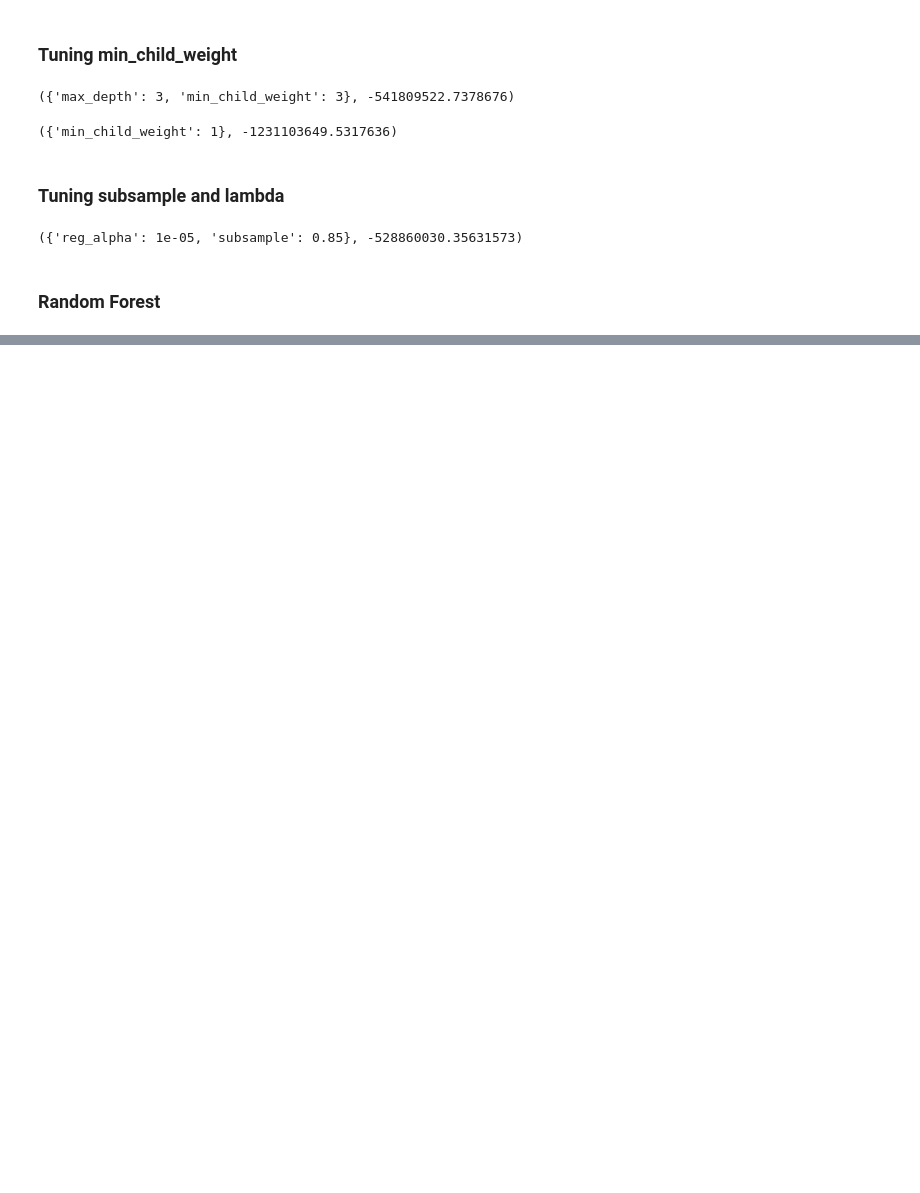
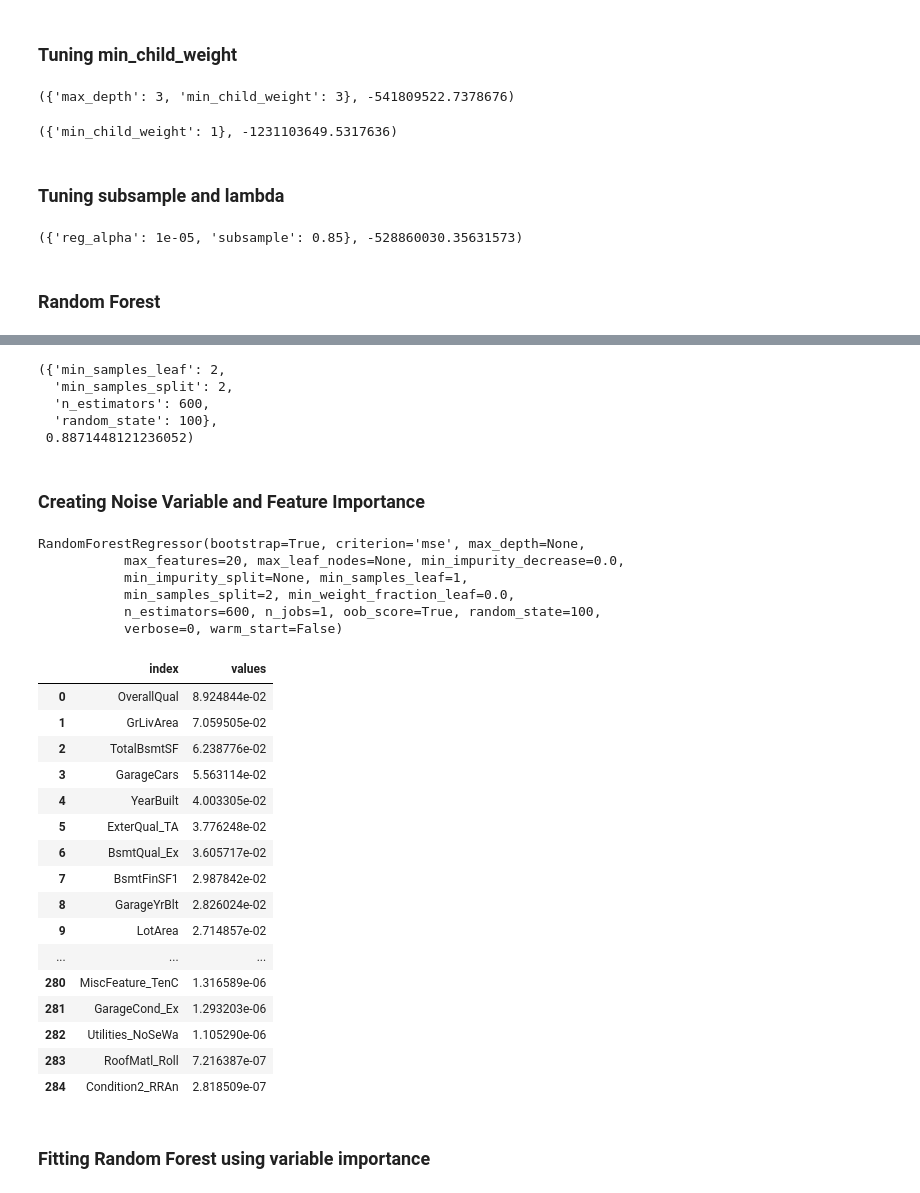
Before and after one commit to tybrs/kaggle-housing-prices, a Jupyter notebook: Ray/XGBoost.ipynb, the cells around one changed output, grey strips where cells are left out. Cells and saved outputs as stored; diff of their text form; code cells hidden in the pictures; blank space fills up the shorter version.

Commit message:
added random noise for feature selection

```diff
--- a/Ray/XGBoost.ipynb
+++ b/Ray/XGBoost.ipynb
@@ -21,6 +21,13 @@ temp = pd.read_csv("../data/train.csv")
 #importing Saleprice from original dataframe
 train["SalePrice"] = temp.SalePrice
 
+#removing outliers
+train = train[~((train['GrLivArea'] > 4000) & (train['SalePrice'] < 300000))]
+train = train[~((train['MasVnrArea'] > 1400) & (train['SalePrice'] < 300000))]
+train = train[~((train['LotArea'] > 200000) & (train['SalePrice'] < 500000))]
+train = train[~((train['LotFrontage'] > 300) & (train['SalePrice'] < 300000))]
+train = train[~((train['OpenPorchSF'] > 500) & (train['SalePrice'] < 100000))]
+
 #Redefining X and y variables
 X = train.drop(["SalePrice"], axis=1)
 y = train["SalePrice"]
@@ -186,0 +205,8 @@ grid_rf.fit(X,y)
+# %%
+grid_rf.best_params_, grid_rf.best_score_
+# %% [output]
+({'min_samples_leaf': 2,
+  'min_samples_split': 2,
+  'n_estimators': 600,
+  'random_state': 100},
+ 0.8871448121236052)
@@ -186,0 +217,44 @@ grid_rf.fit(X,y)
+# %% [markdown]
+### Creating Noise Variable and Feature Importance
+# %%
+train_rn = train.copy()
+train_rn["Random_Noise"] = np.random.random(size=len(train_rn))
+
+X_rn = train_rn.drop("SalePrice", axis=1)
+y_rn = train_rn.SalePrice
+
+rf = RandomForestRegressor(n_estimators = 600, random_state=100, max_features=20, oob_score=True)
+rf.fit(X_rn, y_rn)
+# %% [output]
+RandomForestRegressor(bootstrap=True, criterion='mse', max_depth=None,
+           max_features=20, max_leaf_nodes=None, min_impurity_decrease=0.0,
+           min_impurity_split=None, min_samples_leaf=1,
+           min_samples_split=2, min_weight_fraction_leaf=0.0,
+           n_estimators=600, n_jobs=1, oob_score=True, random_state=100,
+           verbose=0, warm_start=False)
+# %%
+pd.options.display.max_rows = 300
+
+importance = pd.DataFrame({"values":rf.feature_importances_}, index=X_rn.columns).sort_values("values",ascending=False)
+importance = importance.reset_index()
+importance
+# %% [output]
+|  | index | values |
+| 0 | OverallQual | 8.924844e-02 |
+| 1 | GrLivArea | 7.059505e-02 |
+| 2 | TotalBsmtSF | 6.238776e-02 |
+| 3 | GarageCars | 5.563114e-02 |
+| 4 | YearBuilt | 4.003305e-02 |
+| 5 | ExterQual_TA | 3.776248e-02 |
+| 6 | BsmtQual_Ex | 3.605717e-02 |
+| 7 | BsmtFinSF1 | 2.987842e-02 |
+| 8 | GarageYrBlt | 2.826024e-02 |
+| 9 | LotArea | 2.714857e-02 |
+| ... | ... | ... |
+| 280 | MiscFeature_TenC | 1.316589e-06 |
+| 281 | GarageCond_Ex | 1.293203e-06 |
+| 282 | Utilities_NoSeWa | 1.105290e-06 |
+| 283 | RoofMatl_Roll | 7.216387e-07 |
+| 284 | Condition2_RRAn | 2.818509e-07 |
+# %% [markdown]
+### Fitting Random Forest using variable importance
```
Also changed, not shown: parts of 26 cells of this notebook, 2 other files.
